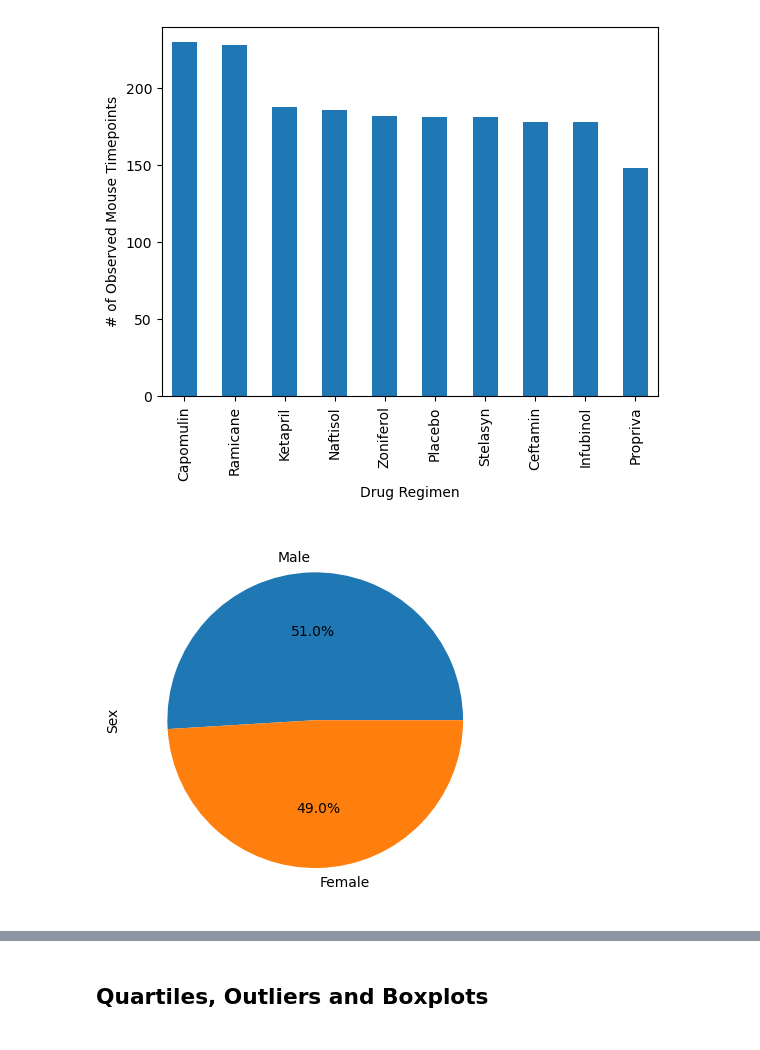
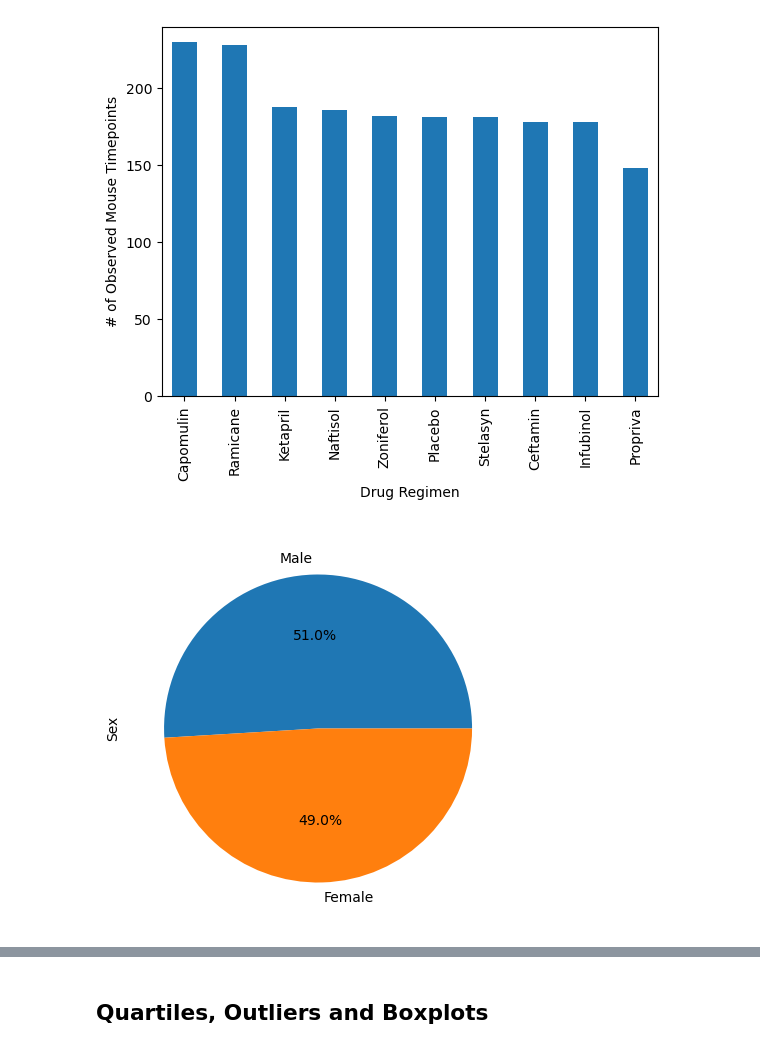
Before and after one commit to Shannon-Lloyd/Squamous-Cell-Carcinoma-SCC---Matplotlib, a Jupyter notebook: pymaceuticals.ipynb, the cells around one changed output, grey strips where cells are left out. Cells and saved outputs as stored; diff of their text form; code cells hidden in the pictures.

```diff
--- a/pymaceuticals.ipynb
+++ b/pymaceuticals.ipynb
@@ -187,5 +188,9 @@ plt.show()
 [figure]
 # %%
 # Generate a pie plot showing the distribution of female versus male mice using Pandas
+
+#define dataframe and pie chart using Pandas
+pandapie = pd.DataFrame(cleaned['Sex'].value_counts())
+pandapie = pandapie.plot.pie(y='Sex', figsize=(5, 5), legend=False, autopct='%1.1f%%')
 # %% [output]
-[figure, old version]
+[figure, new version]
```
Also changed, not shown: parts of 3 cells of this notebook.
